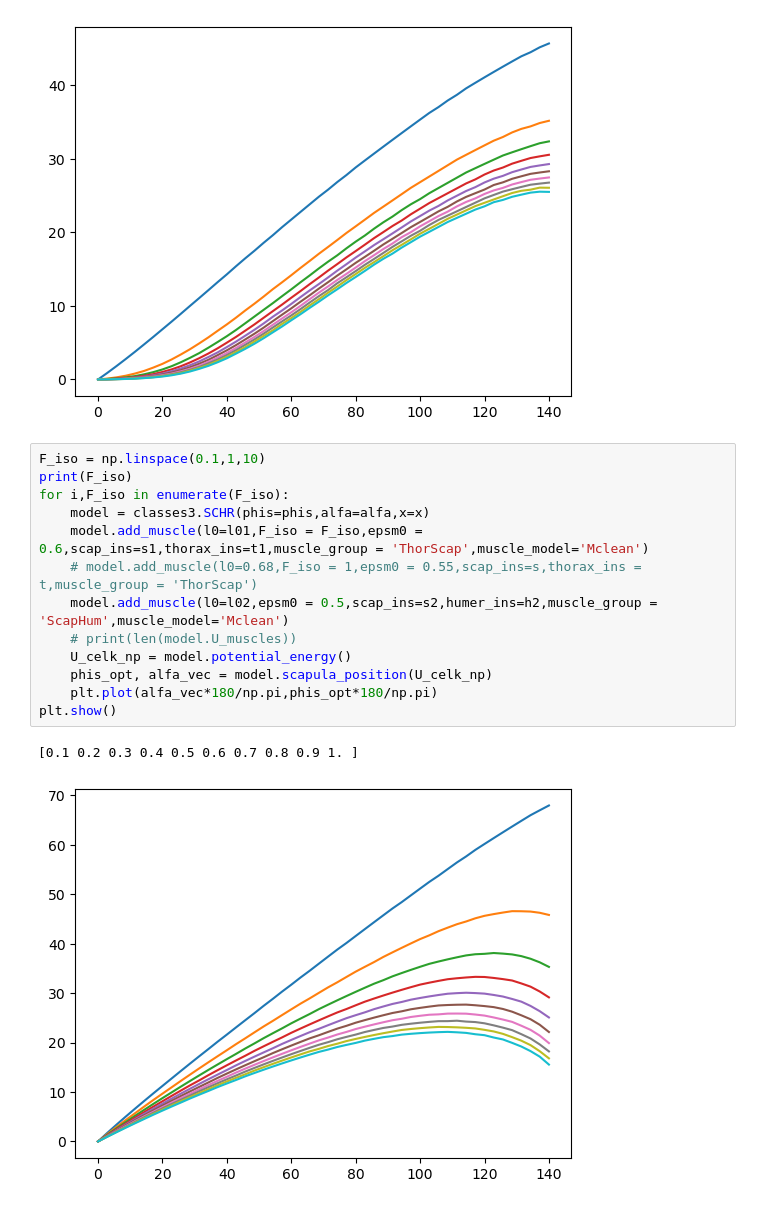
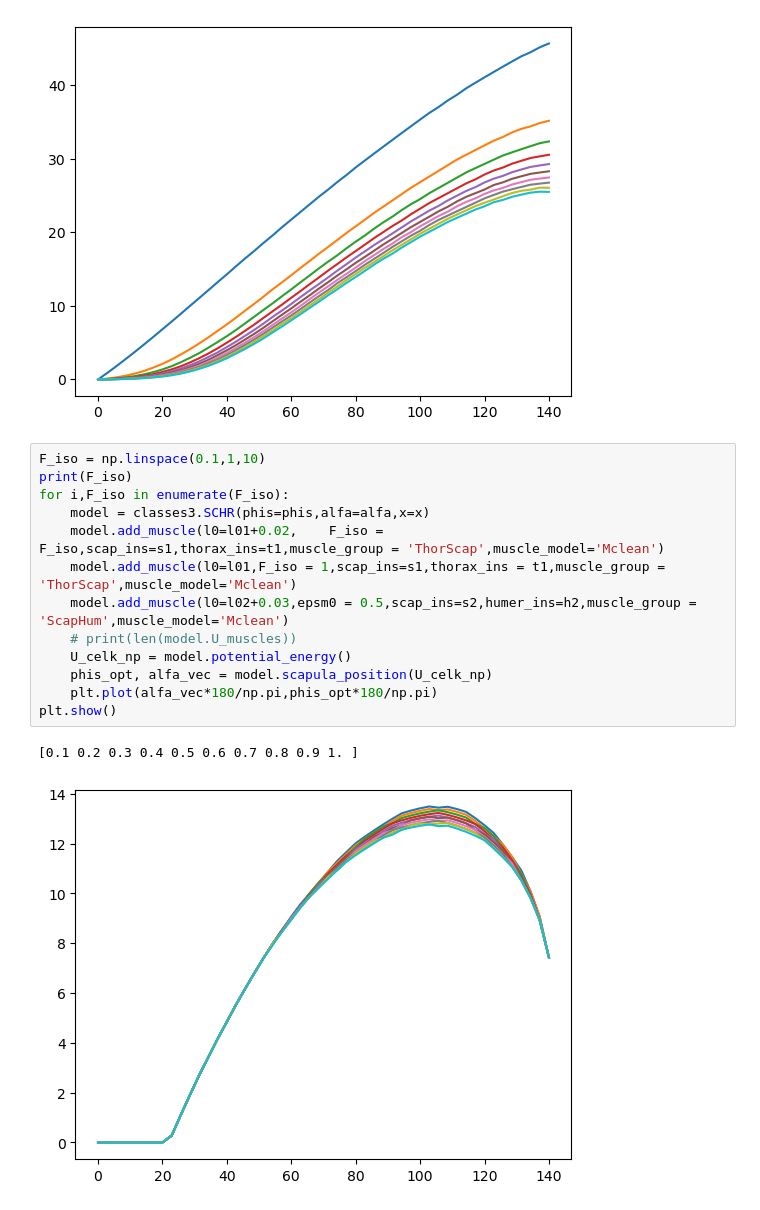
Before and after one commit to zoufaond/Passive_SCHR, a Jupyter notebook: main2.ipynb, the cells around one changed output. Cells and saved outputs as stored; diff of their text form.

```diff
--- a/main2.ipynb
+++ b/main2.ipynb
@@ -43,16 +39,16 @@ plt.show()
 # %%
 F_iso = np.linspace(0.1,1,10)
 print(F_iso)
 for i,F_iso in enumerate(F_iso):
     model = classes3.SCHR(phis=phis,alfa=alfa,x=x)
-    model.add_muscle(l0=l01,F_iso = F_iso,epsm0 = 0.6,scap_ins=s1,thorax_ins=t1,muscle_group = 'ThorScap',muscle_model='Mclean')
-    # model.add_muscle(l0=0.68,F_iso = 1,epsm0 = 0.55,scap_ins=s,thorax_ins = t,muscle_group = 'ThorScap')
-    model.add_muscle(l0=l02,epsm0 = 0.5,scap_ins=s2,humer_ins=h2,muscle_group = 'ScapHum',muscle_model='Mclean')
+    model.add_muscle(l0=l01+0.02,    F_iso = F_iso,scap_ins=s1,thorax_ins=t1,muscle_group = 'ThorScap',muscle_model='Mclean')
+    model.add_muscle(l0=l01,F_iso = 1,scap_ins=s1,thorax_ins = t1,muscle_group = 'ThorScap',muscle_model='Mclean')
+    model.add_muscle(l0=l02+0.03,epsm0 = 0.5,scap_ins=s2,humer_ins=h2,muscle_group = 'ScapHum',muscle_model='Mclean')
     # print(len(model.U_muscles))
     U_celk_np = model.potential_energy()
     phis_opt, alfa_vec = model.scapula_position(U_celk_np)
     plt.plot(alfa_vec*180/np.pi,phis_opt*180/np.pi)
 plt.show()
 # %% [output]
 [0.1 0.2 0.3 0.4 0.5 0.6 0.7 0.8 0.9 1. ]
-[figure, old version]
+[figure, new version]
```
Also changed, not shown: parts of 1 cell of this notebook.
